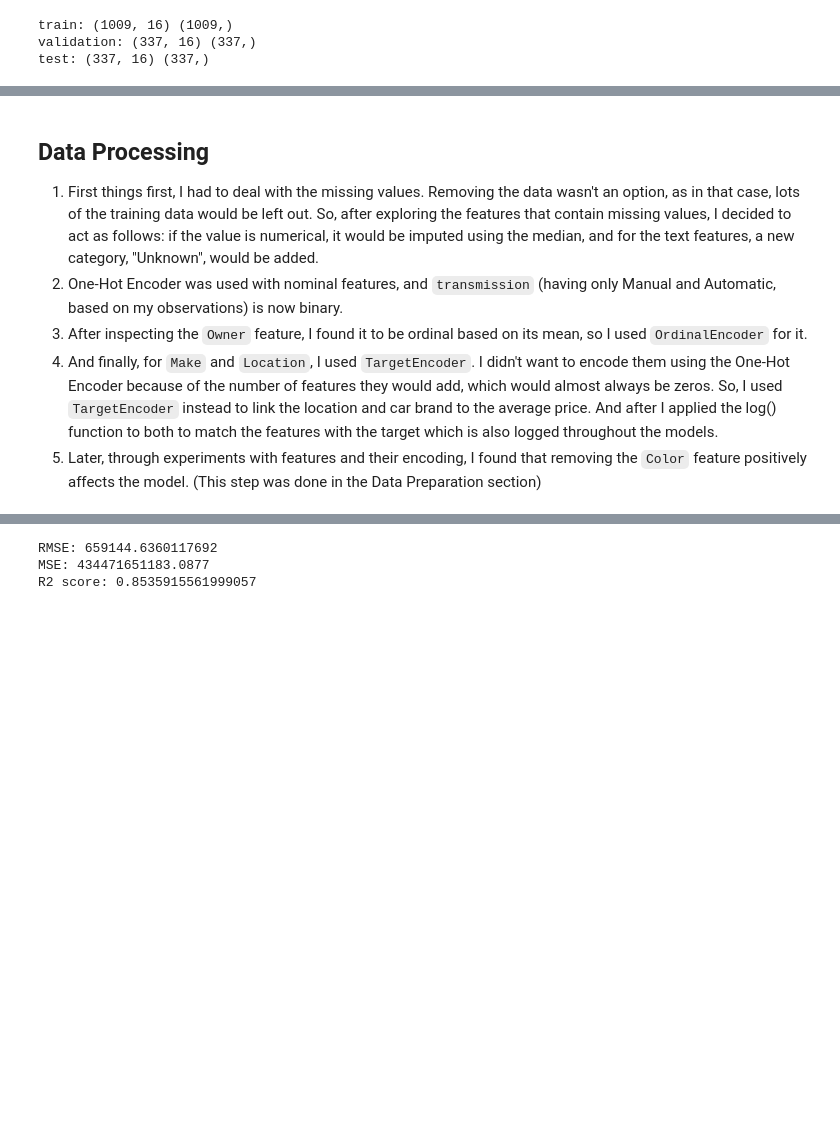
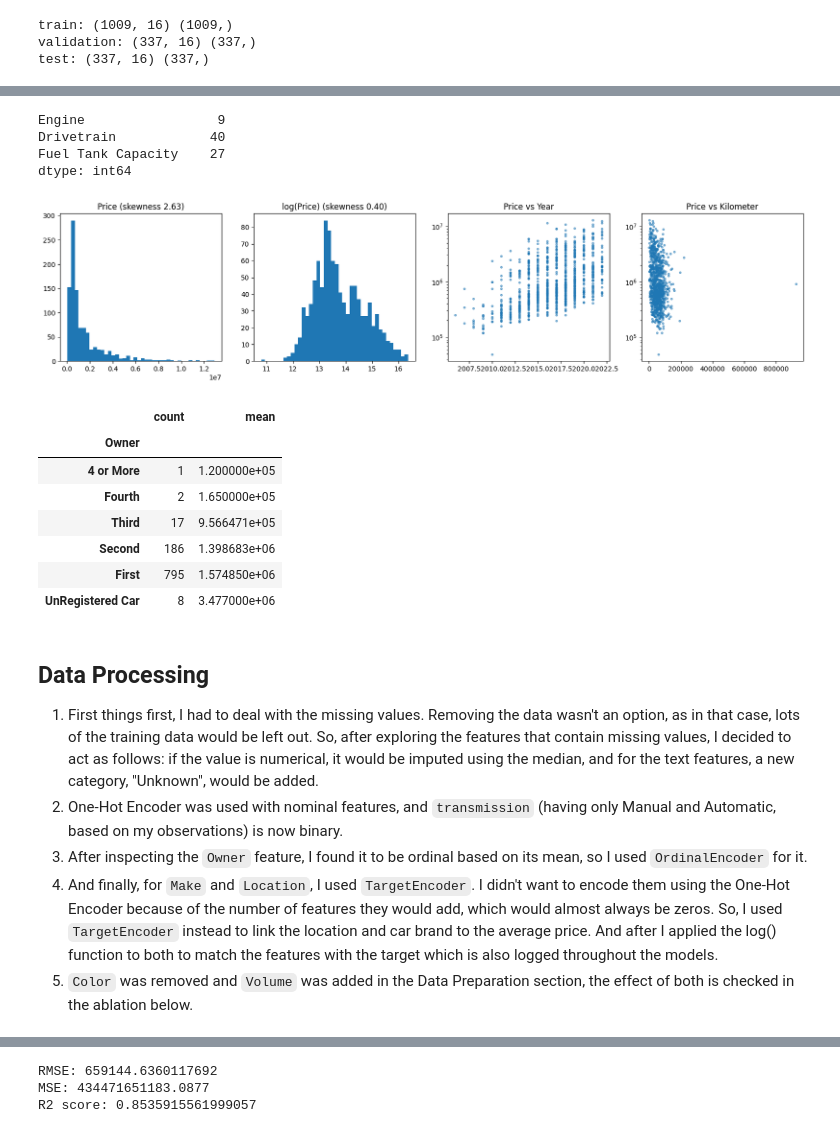
Before and after one commit to TymofiiKotliar/ML1-regression-model, a Jupyter notebook: homework_01_regression.ipynb, the cells around one changed output, grey strips where cells are left out. Drawn from its saved outputs; the diff is of its cells as text; code cells hidden in the pictures; blank space fills up the shorter version.

```diff
--- a/homework_01_regression.ipynb
+++ b/homework_01_regression.ipynb
@@ -118,4 +116,15 @@ def output(y, y_pred):
     plt.scatter(y, y_pred)
     plt.plot([y.min(), y.max()], [y.min(), y.max()], 'r')
     plt.show()
+
+def raw_data_preprocessing(df, drop_color=True, add_volume=True):
+    df = df.drop(["ID"], axis=1)
+    if drop_color:
+        df = df.drop('Color', axis=1)
+    if add_volume:
+        df['Volume'] = df['Length'] * df['Width'] * df['Height']
+
+    # Convert Engine to integer
+    df["Engine"] = df["Engine"].str.extract(r"(\d+)", expand=False).astype(float)
+    return df
 # %% [markdown]
@@ -165,10 +176,46 @@ test: (337, 16) (337,)
+# %%
+# Exploration of the training set
+# Missing values
+missing = Xtrain.isna().sum()
+display(missing[missing > 0])
+
+# Price, log(Price), Price vs Year and Price vs Kilometer
+fig, axes = plt.subplots(1, 4, figsize=(20, 4))
+axes[0].hist(ytrain, bins=40)
+axes[0].set_title(f"Price (skewness {ytrain.skew():.2f})")
+axes[1].hist(np.log(ytrain), bins=40)
+axes[1].set_title(f"log(Price) (skewness {np.log(ytrain).skew():.2f})")
+axes[2].scatter(Xtrain["Year"], ytrain, s=8, alpha=0.5)
+axes[2].set_yscale("log")
+axes[2].set_title("Price vs Year")
+axes[3].scatter(Xtrain["Kilometer"], ytrain, s=8, alpha=0.5)
+axes[3].set_yscale("log")
+axes[3].set_title("Price vs Kilometer")
+plt.show()
+
+# Mean price for each Owner
+display(pd.concat([Xtrain["Owner"], ytrain], axis=1).groupby("Owner")["Price"].agg(["count", "mean"]).sort_values("mean"))
+# %% [output]
+Engine                 9
+Drivetrain            40
+Fuel Tank Capacity    27
+dtype: int64
+[figure, added]
+|  | count | mean |
+| Owner |  |  |
+| 4 or More | 1 | 1.200000e+05 |
+| Fourth | 2 | 1.650000e+05 |
+| Third | 17 | 9.566471e+05 |
+| Second | 186 | 1.398683e+06 |
+| First | 795 | 1.574850e+06 |
+| UnRegistered Car | 8 | 3.477000e+06 |
 # %% [markdown]
 ## Data Processing
 1. First things first, I had to deal with the missing values. Removing the data wasn't an option, as in that case, lots of the training data would be left out. So, after exploring the features that contain missing values, I decided to act as follows: if the value is numerical, it would be imputed using the median, and for the text features, a new category, "Unknown", would be added.
 2. One-Hot Encoder was used with nominal features, and `transmission` (having only Manual and Automatic, based on my observations) is now binary.
 3. After inspecting the `Owner` feature, I found it to be ordinal based on its mean, so I used `OrdinalEncoder` for it.
 4. And finally, for `Make` and `Location`, I used `TargetEncoder`. I didn't want to encode them using the One-Hot Encoder because of the number of features they would add, which would almost always be zeros. So, I used `TargetEncoder` instead to link the location and car brand to the average price. And after I applied the log() function to both to match the features with the target which is also logged throughout the models.
-5. Later, through experiments with features and their encoding, I found that removing the `Color` feature positively affects the model. (This step was done in the Data Preparation section)
+5. `Color` was removed and `Volume` was added in the Data Preparation section, the effect of both is checked in the ablation below.
 # %%
 # 2. Basic data preprocessing
 # 2.1 Handle missing values using some simple approach ->  You need imputation that is fit on train, for example SimpleImputer (median for numeric columns, most-frequent or an "Unknown" category for Drivetrain)
```
Also changed, not shown: parts of 22 cells of this notebook, 1 other file.
